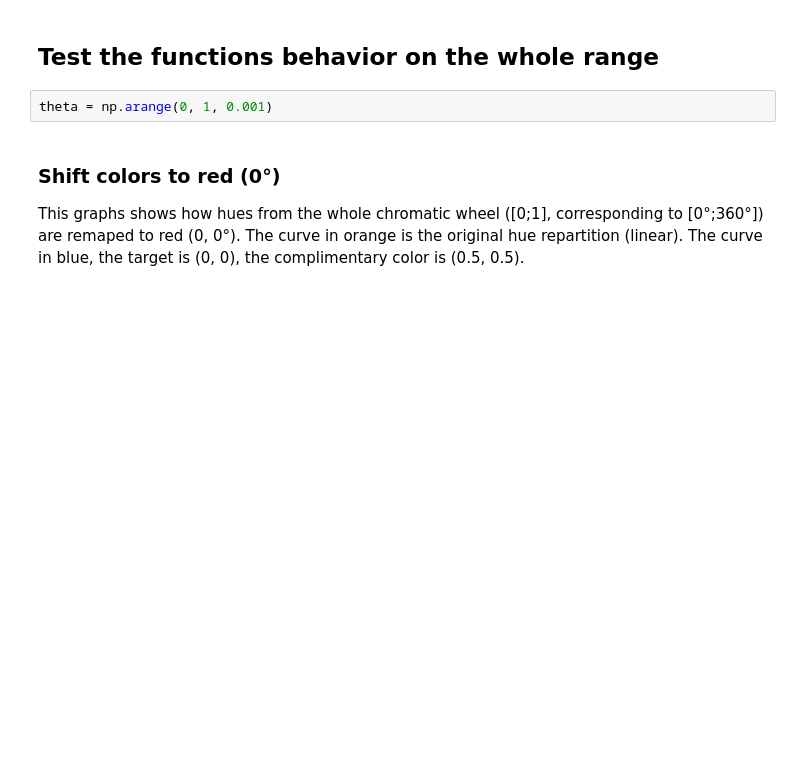
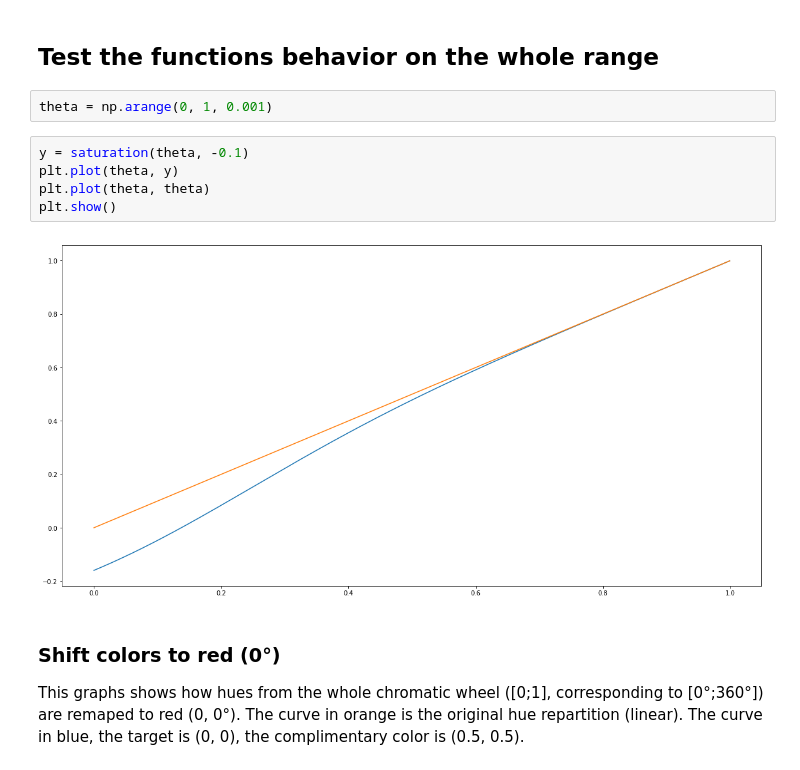
Before and after one commit to aurelienpierre/Image-Cases-Studies, a Jupyter notebook: notebooks/HSV color balance.ipynb, the cells around one changed output. Cells and saved outputs as stored; diff of their text form; blank space fills up the shorter version.

```diff
--- a/notebooks/HSV color balance.ipynb
+++ b/notebooks/HSV color balance.ipynb
@@ -83,6 +95,13 @@ def shadows(pixels):
 ## Test the functions behavior on the whole range
 # %%
 theta = np.arange(0, 1, 0.001)
+# %%
+y = saturation(theta, -0.1)
+plt.plot(theta, y)
+plt.plot(theta, theta)
+plt.show()
+# %% [output]
+[figure, added]
 # %% [markdown]
 ### Shift colors to red (0°)
 
```
Also changed, not shown: parts of 17 cells of this notebook, 7 other files.
